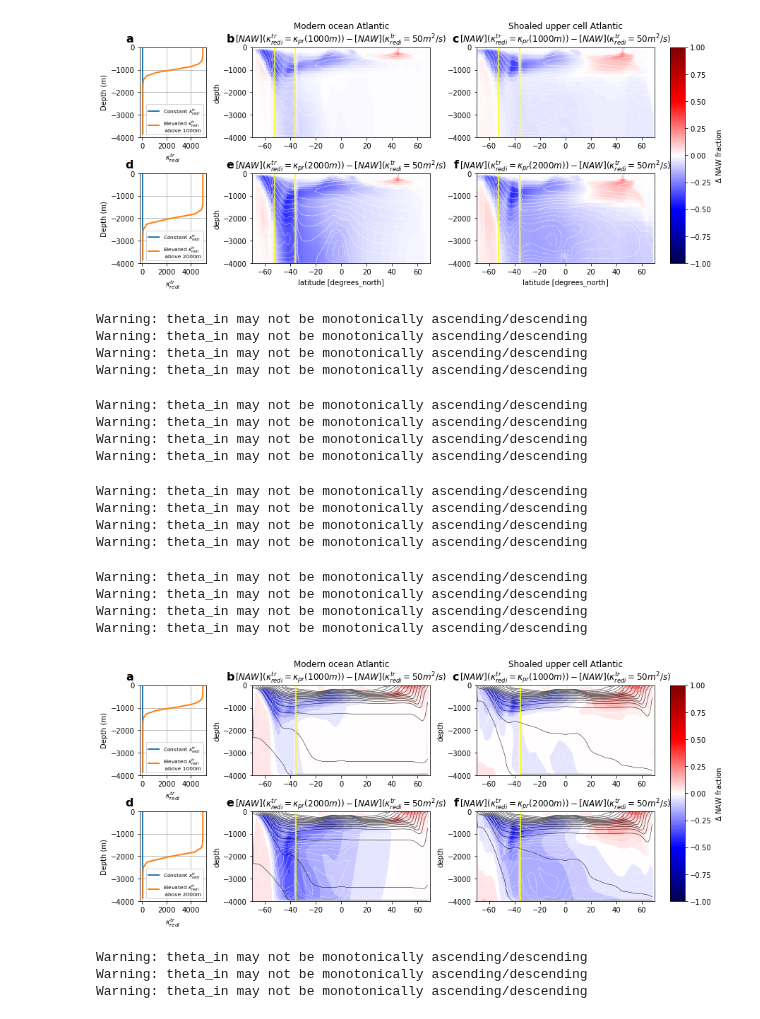
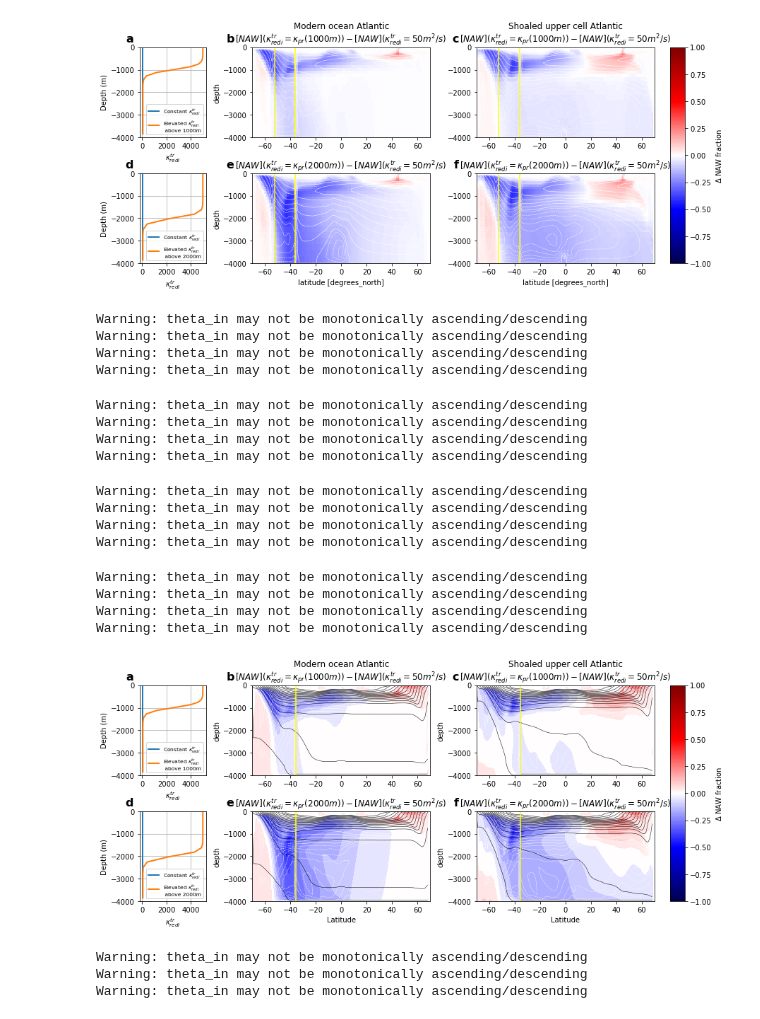
Before and after one commit to anthony-meza/test_age_framework, a Jupyter notebook: vert_testing.ipynb, the cells around one changed output. Cells and saved outputs as stored; diff of their text form; code cells hidden in the pictures.

```diff
--- a/vert_testing.ipynb
+++ b/vert_testing.ipynb
@@ -415,7 +353,7 @@ layer2D,_=(xr.broadcast(-9.81*(ds50.layer_1RHO_bounds-35)/1035, ds50.YG))
 layer2D.coords['depth']=(-layers_depth_atl2)
 layer2D[:,:-1].plot.contour(x='YG',y='depth',levels=np.arange(0,0.04,0.002),colors='black',linewidths=0.5)
 plt.axvline(x=-35.5,color='yellow')
-plt.xlabel('')
+plt.xlabel('Latitude')
 ax=plt.gca()
 ax.set_title(r'$[NAW](\kappa_{redi}^{tr}=\kappa_{pr}(2000m))-[NAW](\kappa_{redi}^{tr}=50m^2/s$)')
 ax.text(-0.1, 1.15, 'e', transform=ax.transAxes,
@@ -479,35 +417,35 @@ layer2D,_=(xr.broadcast(-9.81*(dsLGM50.layer_1RHO_bounds-35)/1035, dsLGM50.YG))
 layer2D.coords['depth']=(-layers_depth_atl2)
 layer2D[:,:-1].plot.contour(x='YG',y='depth',levels=np.arange(0,0.04,0.002),colors='black',linewidths=0.5)
 plt.axvline(x=-35.5,color='yellow')
-plt.xlabel('')
+plt.xlabel('Latitude')
 ax=plt.gca()
 ax.set_title(r'$[NAW](\kappa_{redi}^{tr}=\kappa_{pr}(2000m))-[NAW](\kappa_{redi}^{tr}=50m^2/s$)')
 ax.text(-0.1, 1.15, 'f', transform=ax.transAxes,
       fontsize=16, fontweight='bold', va='top', ha='right')
 
 fig.subplots_adjust(hspace=0.4, wspace=0.7,bottom = 0.35)
 fig.subplots_adjust(right=0.8)
 cbar_ax = fig.add_axes([0.82, 0.35, 0.02, 0.53])
 fig.colorbar(im2, cax=cbar_ax,label='$\Delta$ NAW fraction')
 fig.savefig('isopycnal_density_1000m.pdf', bbox_inches='tight')
 # %% [output]
 Warning: theta_in may not be monotonically ascending/descending
 Warning: theta_in may not be monotonically ascending/descending
 Warning: theta_in may not be monotonically ascending/descending
 Warning: theta_in may not be monotonically ascending/descending
 Warning: theta_in may not be monotonically ascending/descending
 Warning: theta_in may not be monotonically ascending/descending
 Warning: theta_in may not be monotonically ascending/descending
 Warning: theta_in may not be monotonically ascending/descending
 Warning: theta_in may not be monotonically ascending/descending
 Warning: theta_in may not be monotonically ascending/descending
 Warning: theta_in may not be monotonically ascending/descending
 Warning: theta_in may not be monotonically ascending/descending
 Warning: theta_in may not be monotonically ascending/descending
 Warning: theta_in may not be monotonically ascending/descending
 Warning: theta_in may not be monotonically ascending/descending
 Warning: theta_in may not be monotonically ascending/descending
-[figure, old version]
+[figure, new version]
 # %%
 #Plot figure S3
 buoy=9.81*(2*10**-4*dsLGM50.THETA-7.4*10**-4*(dsLGM50.SALT-35))
```
Also changed, not shown: parts of 1 cell of this notebook, 1 other file.
